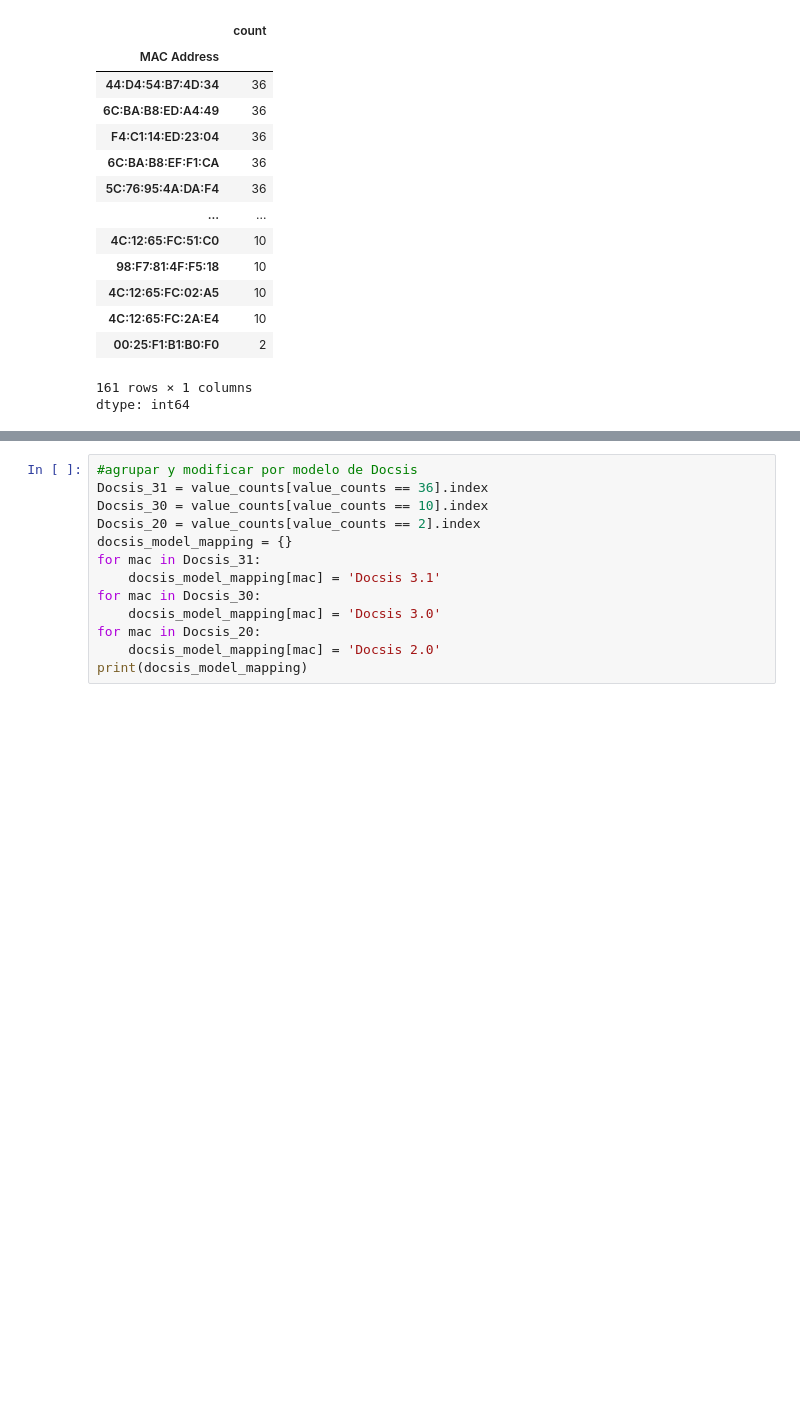
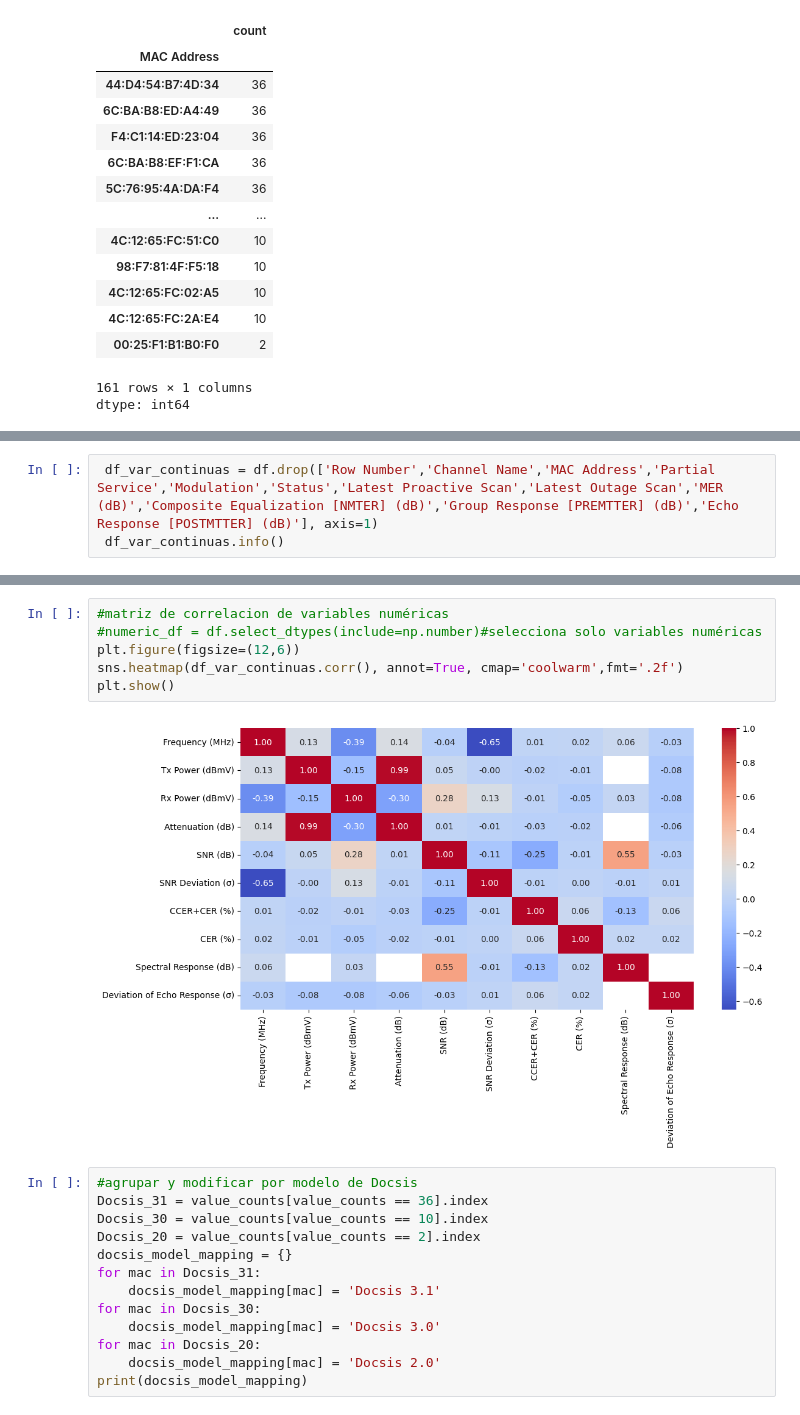
Before and after one commit to LeonardoNBanegas/DATA-SCIENCE-CODERHOUSE, a Jupyter notebook: ProyectoDS_ParteIII_Banegas.ipynb, the cells around one changed output, grey strips where cells are left out. Drawn from its saved outputs; the diff is of its cells as text; blank space fills up the shorter version.

```diff
--- a/ProyectoDS_ParteIII_Banegas.ipynb
+++ b/ProyectoDS_ParteIII_Banegas.ipynb
@@ -215,0 +198,3 @@ show_correlation_matrix
+# %%
+ df_var_continuas = df.drop(['Row Number','Channel Name','MAC Address','Partial Service','Modulation','Status','Latest Proactive Scan','Latest Outage Scan','MER (dB)','Composite Equalization [NMTER] (dB)','Group Response [PREMTTER] (dB)','Echo Response [POSTMTTER] (dB)'], axis=1)
+ df_var_continuas.info()
@@ -216,3 +219,11 @@ show_correlation_matrix
+# %%
+#matriz de correlacion de variables numéricas
+#numeric_df = df.select_dtypes(include=np.number)#selecciona solo variables numéricas
+plt.figure(figsize=(12,6))
+sns.heatmap(df_var_continuas.corr(), annot=True, cmap='coolwarm',fmt='.2f')
+plt.show()
+# %% [output]
+[figure, added]
 # %%
 #agrupar y modificar por modelo de Docsis
 Docsis_31 = value_counts[value_counts == 36].index
```
Also changed, not shown: parts of 3 cells of this notebook.
